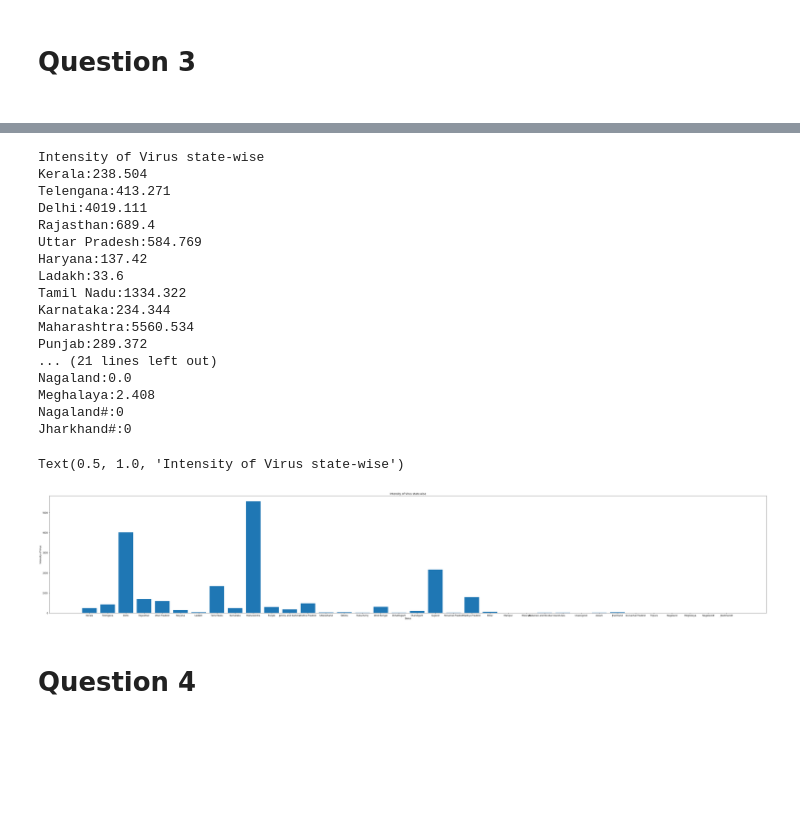
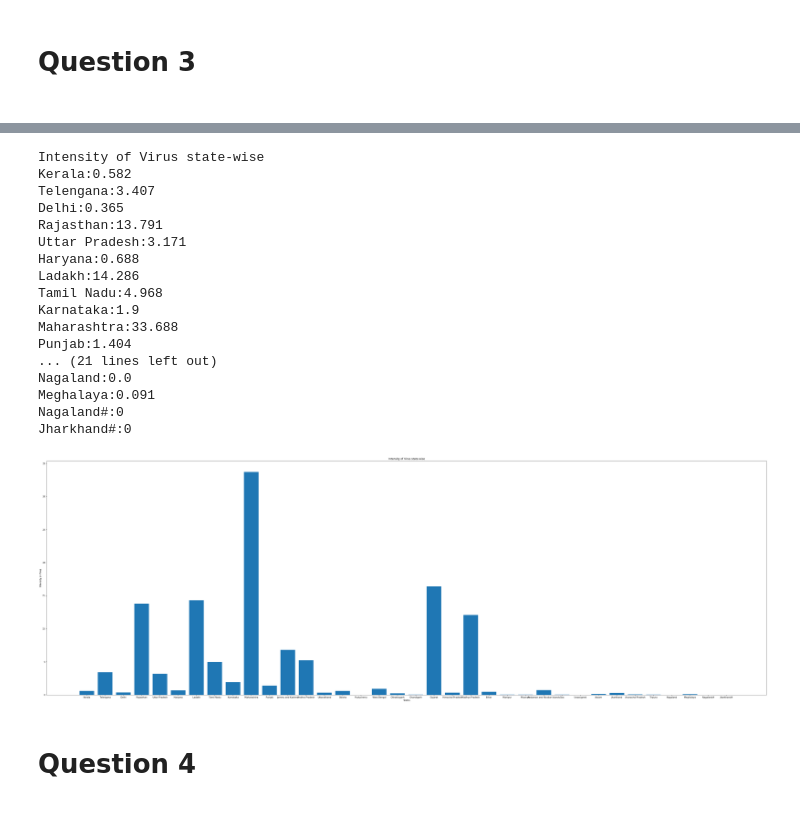
Before and after one commit to mew-two-github/CH5019_2020_GRP3, a Jupyter notebook: Question3/q3_latest.ipynb, the cells around one changed output, grey strips where cells are left out. Cells and saved outputs as stored; diff of their text form; code cells hidden in the pictures; blank space fills up the shorter version.

```diff
--- a/Question3/q3_latest.ipynb
+++ b/Question3/q3_latest.ipynb
@@ -166,7 +167,7 @@ rowp, colp = Population_india_census2011.shape
 for i in range(unique_states.size):
     for j in range(rowp):
         if unique_states[i] == Population_india_census2011.iloc[j,1]:
-            intensity[i] = (latest_no_of_cases[i]/(Population_india_census2011.iloc[j,2]/Population_india_census2011.iloc[j,4]))
+            intensity[i] = (latest_no_of_cases[i]/float("".join((Population_india_census2011.iloc[j,6].split('/')[0]).split(','))))
 # %%
 print("Latest Number of Cases state-wise")
 for j in range(len(latest_no_of_cases)):
@@ -200,33 +201,33 @@ Text(0.5, 1.0, 'Latest Number of Cases state-wise')
 # %%
 print("Intensity of Virus state-wise")
 for j in range(len(latest_no_of_cases)):
     print(unique_states[j],end=":")
     print(round(intensity[j],3))
-plt.figure(figsize=(60,10))
+plt.figure(figsize=(60,20))
 plt.bar(unique_states,intensity)
 plt.xlabel("States")
 plt.ylabel("Intensity of Virus")
 plt.title("Intensity of Virus state-wise")
+plt.savefig("q3graph2.png")
 # %% [output]
 Intensity of Virus state-wise
-Kerala:238.504
-Telengana:413.271
-Delhi:4019.111
-Rajasthan:689.4
-Uttar Pradesh:584.769
-Haryana:137.42
-Ladakh:33.6
-Tamil Nadu:1334.322
-Karnataka:234.344
-Maharashtra:5560.534
-Punjab:289.372
+Kerala:0.582
+Telengana:3.407
+Delhi:0.365
+Rajasthan:13.791
+Uttar Pradesh:3.171
+Haryana:0.688
+Ladakh:14.286
+Tamil Nadu:4.968
+Karnataka:1.9
+Maharashtra:33.688
+Punjab:1.404
 ... (21 lines left out)
 Nagaland:0.0
-Meghalaya:2.408
+Meghalaya:0.091
 Nagaland#:0
 Jharkhand#:0
-Text(0.5, 1.0, 'Intensity of Virus state-wise')
-[figure, old version]
+[figure, new version]
 # %% [markdown]
 <h1> Question 4 <h1>
 # %%
```
Also changed, not shown: parts of 9 cells of this notebook, 3 other files.
